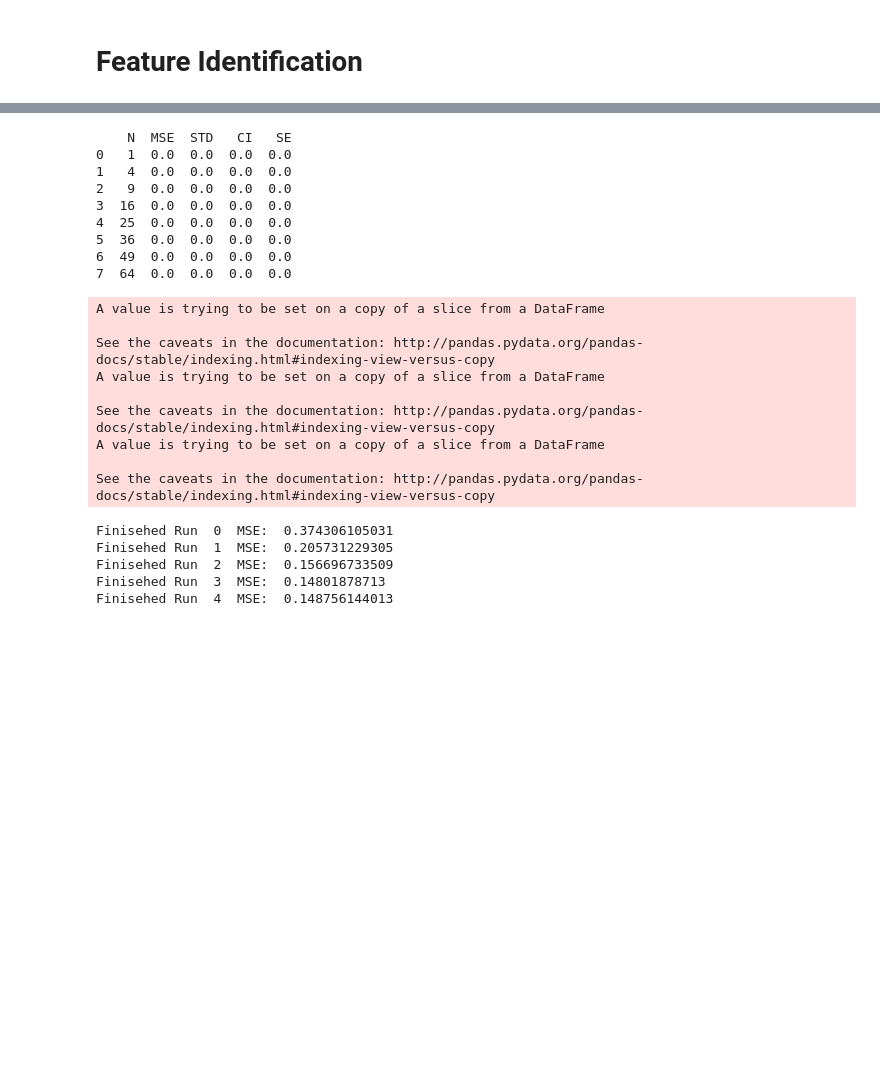
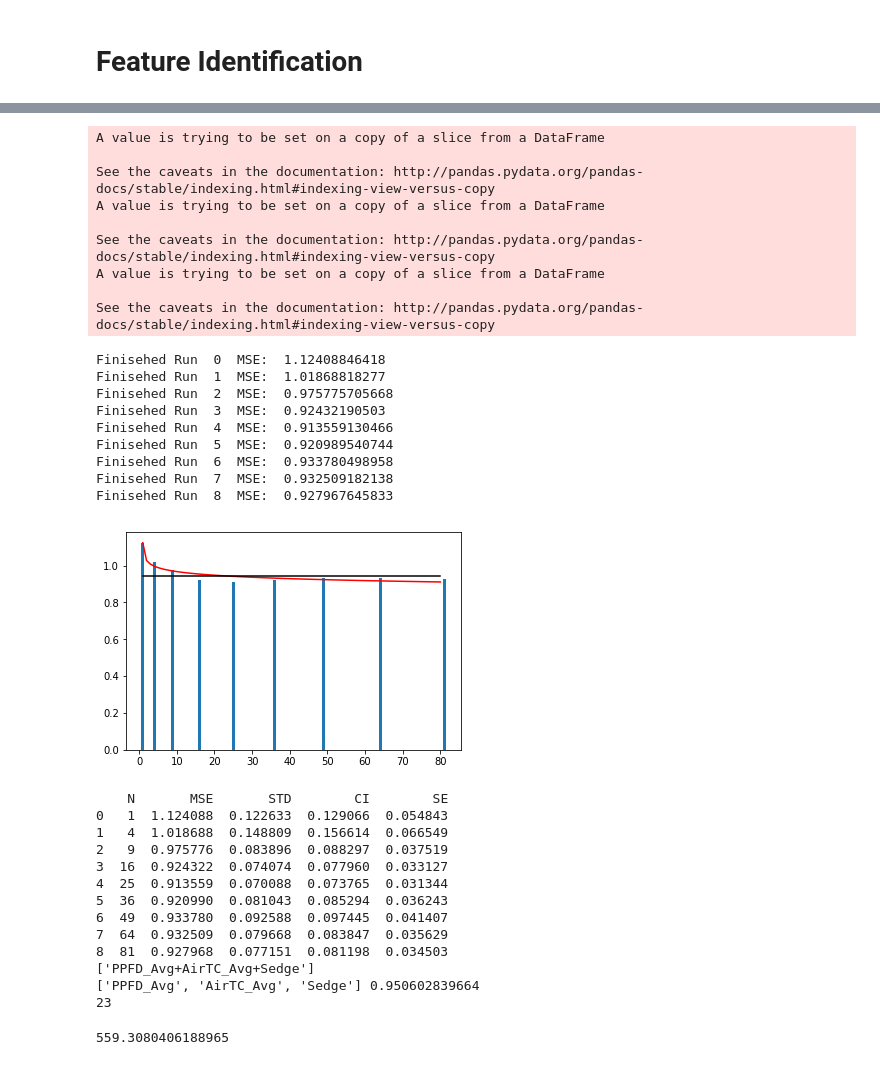
Before and after one commit to June-Skeeter/ML_GapFilling, a Jupyter notebook: OptimumModel.ipynb, the cells around one changed output, grey strips where cells are left out. Cells and saved outputs as stored; diff of their text form; code cells hidden in the pictures; blank space fills up the shorter version.

```diff
--- a/OptimumModel.ipynb
+++ b/OptimumModel.ipynb
@@ -270,7 +291,6 @@ def Curve(x,a,b,c):
 N = Runs['N']
 NRuns = Runs*0
 NRuns['N']=N
-print(NRuns)
 
 model = Best[0].split('+')
 
@@ -298,65 +318,77 @@ Fit = Curve(N,*popt)
 ax.plot(N,Fit,color='r')
 Min = NRuns.loc[NRuns['MSE']==NRuns['MSE'].min()]
 Max = (Min['MSE']+Min['SE']).values[0]
 ax.plot(N,N*0+Max,color = 'black')
 params['N']=N[Fit<Max].min()
 plt.show()
 
+print(NRuns)
 
 
 level = len(Best)
+print(Best)
 key = '0_'+str(params['N'])
 Name = '+'.join(Best)
 NewRow = Scores.iloc[-1].copy()
 NewRow['Model'] = 'BestModel: '+Name
 Results = RunReps(model,params,pool)
 MSE = Results[0]
 for mse in MSE:
     Names.append(Name)
     Values.append(mse)
 mean,std = MSE.mean(),MSE.std()
 CI = std/params['K']**.5*stats.t.ppf(1-0.05, params['K']-1)
-d = {'Model':'+'.join(model),'MSE':mean,'STD':std,'Level':level,
-     'CI':CI,'Key':key,'Best':'N'}
+d = {'Model':'+'.join(model),'MSE':mean,'STD':std,'Level':0,
+     'CI':CI,'SE':std/params['K']**.5,'Key':key,'Best':'N'}
 score = pd.DataFrame(index=[0],data=d)
 print(model,mean)
 Scores = Scores.append(score,ignore_index=True)
 ModelRuns['BestModel: '+'+'.join(model)] = Results[1]
 
 
 print(params['N'])
 # print(time.time()-Time)
-
-
-Scores.to_csv('GapFillingSummary'+FillVar+'_Test.csv')
-ModelNRuns.to_csv('GapFilled'+FillVar+'_Test.csv')
 # %% [output]
-    N  MSE  STD   CI   SE
-0   1  0.0  0.0  0.0  0.0
-1   4  0.0  0.0  0.0  0.0
-2   9  0.0  0.0  0.0  0.0
-3  16  0.0  0.0  0.0  0.0
-4  25  0.0  0.0  0.0  0.0
-5  36  0.0  0.0  0.0  0.0
-6  49  0.0  0.0  0.0  0.0
-7  64  0.0  0.0  0.0  0.0
+A value is trying to be set on a copy of a slice from a DataFrame
+
+See the caveats in the documentation: http://pandas.pydata.org/pandas-docs/stable/indexing.html#indexing-view-versus-copy
+A value is trying to be set on a copy of a slice from a DataFrame
+
+See the caveats in the documentation: http://pandas.pydata.org/pandas-docs/stable/indexing.html#indexing-view-versus-copy
+A value is trying to be set on a copy of a slice from a DataFrame
+
+See the caveats in the documentation: http://pandas.pydata.org/pandas-docs/stable/indexing.html#indexing-view-versus-copy
-A value is trying to be set on a copy of a slice from a DataFrame
-
-See the caveats in the documentation: http://pandas.pydata.org/pandas-docs/stable/indexing.html#indexing-view-versus-copy
-A value is trying to be set on a copy of a slice from a DataFrame
-
-See the caveats in the documentation: http://pandas.pydata.org/pandas-docs/stable/indexing.html#indexing-view-versus-copy
-A value is trying to be set on a copy of a slice from a DataFrame
-
-See the caveats in the documentation: http://pandas.pydata.org/pandas-docs/stable/indexing.html#indexing-view-versus-copy
+Finisehed Run  0  MSE:  1.12408846418
+Finisehed Run  1  MSE:  1.01868818277
+Finisehed Run  2  MSE:  0.975775705668
+Finisehed Run  3  MSE:  0.92432190503
+Finisehed Run  4  MSE:  0.913559130466
+Finisehed Run  5  MSE:  0.920989540744
+Finisehed Run  6  MSE:  0.933780498958
+Finisehed Run  7  MSE:  0.932509182138
+Finisehed Run  8  MSE:  0.927967645833
+[figure, added]
-Finisehed Run  0  MSE:  0.374306105031
-Finisehed Run  1  MSE:  0.205731229305
-Finisehed Run  2  MSE:  0.156696733509
-Finisehed Run  3  MSE:  0.14801878713
-Finisehed Run  4  MSE:  0.148756144013
+    N       MSE       STD        CI        SE
+0   1  1.124088  0.122633  0.129066  0.054843
+1   4  1.018688  0.148809  0.156614  0.066549
+2   9  0.975776  0.083896  0.088297  0.037519
+3  16  0.924322  0.074074  0.077960  0.033127
+4  25  0.913559  0.070088  0.073765  0.031344
+5  36  0.920990  0.081043  0.085294  0.036243
+6  49  0.933780  0.092588  0.097445  0.041407
+7  64  0.932509  0.079668  0.083847  0.035629
+8  81  0.927968  0.077151  0.081198  0.034503
+['PPFD_Avg+AirTC_Avg+Sedge']
+['PPFD_Avg', 'AirTC_Avg', 'Sedge'] 0.950602839664
+23
 # %%
+
+Scores.to_csv('GapFillingSummary'+FillVar+'.csv')
+ModelRuns.to_csv('GapFilled'+FillVar+'.csv')
 
 if __name__=='__main__'and params['proc'] != 1:
     pool.close()
 
 print(time.time()-Time)
+# %% [output]
+559.3080406188965
```
Also changed, not shown: parts of 6 cells of this notebook, 12 other files.
